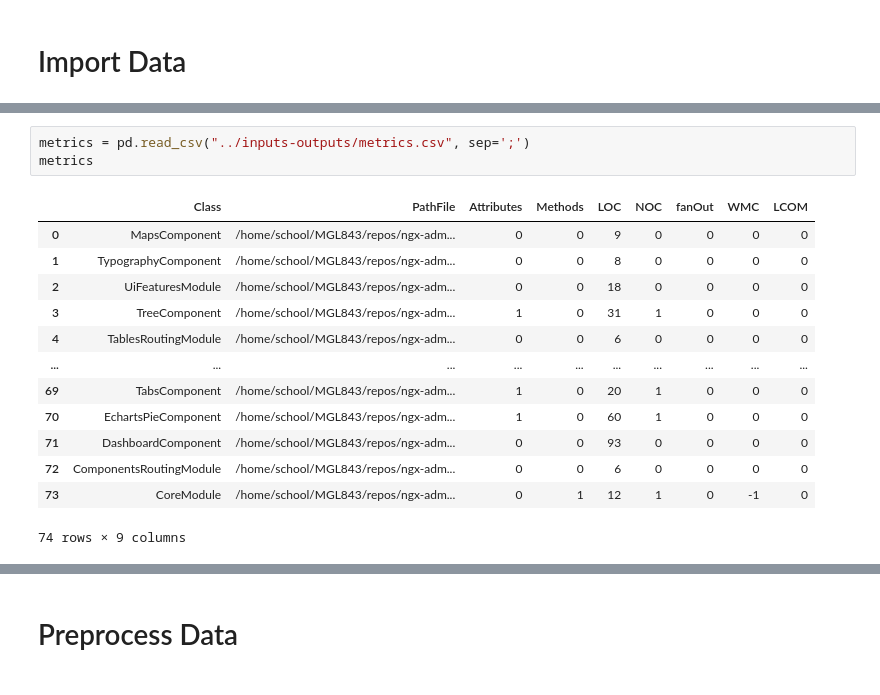
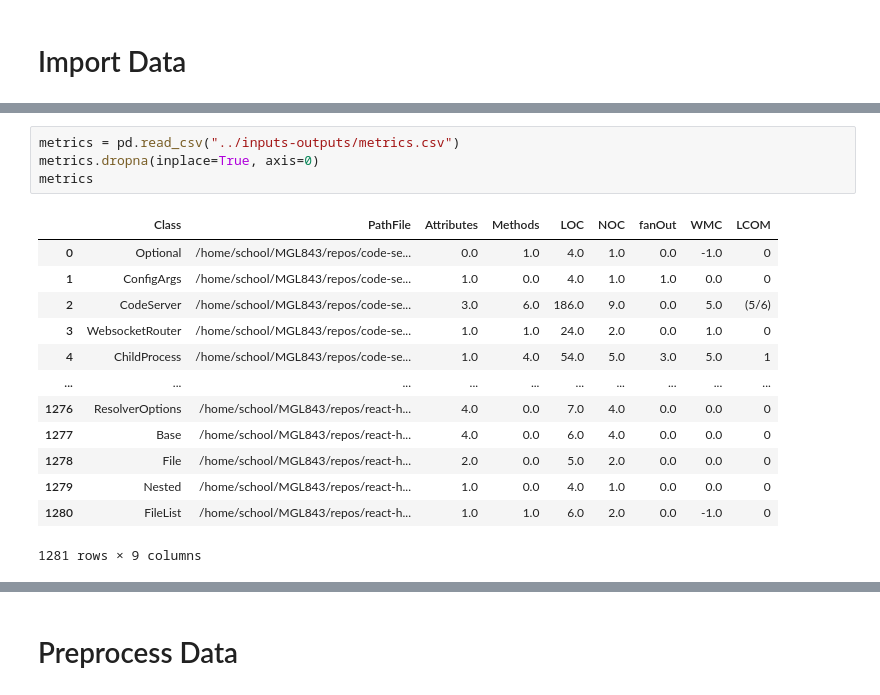
Before and after one commit to hcalex1/MGL843, a Jupyter notebook: notebooks/analysis.ipynb, the cells around one changed output, grey strips where cells are left out. Cells and saved outputs as stored; diff of their text form.

```diff
--- a/notebooks/analysis.ipynb
+++ b/notebooks/analysis.ipynb
@@ -23,18 +28,19 @@ commits
 # %%
-metrics = pd.read_csv("../inputs-outputs/metrics.csv", sep=';')
+metrics = pd.read_csv("../inputs-outputs/metrics.csv")
+metrics.dropna(inplace=True, axis=0)
 metrics
 # %% [output]
 |  | Class | PathFile | Attributes | Methods | LOC | NOC | fanOut | WMC | LCOM |
-| 0 | MapsComponent | /home/school/MGL843/repos/ngx-adm... | 0 | 0 | 9 | 0 | 0 | 0 | 0 |
-| 1 | TypographyComponent | /home/school/MGL843/repos/ngx-adm... | 0 | 0 | 8 | 0 | 0 | 0 | 0 |
-| 2 | UiFeaturesModule | /home/school/MGL843/repos/ngx-adm... | 0 | 0 | 18 | 0 | 0 | 0 | 0 |
-| 3 | TreeComponent | /home/school/MGL843/repos/ngx-adm... | 1 | 0 | 31 | 1 | 0 | 0 | 0 |
-| 4 | TablesRoutingModule | /home/school/MGL843/repos/ngx-adm... | 0 | 0 | 6 | 0 | 0 | 0 | 0 |
+| 0 | Optional | /home/school/MGL843/repos/code-se... | 0.0 | 1.0 | 4.0 | 1.0 | 0.0 | -1.0 | 0 |
+| 1 | ConfigArgs | /home/school/MGL843/repos/code-se... | 1.0 | 0.0 | 4.0 | 1.0 | 1.0 | 0.0 | 0 |
+| 2 | CodeServer | /home/school/MGL843/repos/code-se... | 3.0 | 6.0 | 186.0 | 9.0 | 0.0 | 5.0 | (5/6) |
+| 3 | WebsocketRouter | /home/school/MGL843/repos/code-se... | 1.0 | 1.0 | 24.0 | 2.0 | 0.0 | 1.0 | 0 |
+| 4 | ChildProcess | /home/school/MGL843/repos/code-se... | 1.0 | 4.0 | 54.0 | 5.0 | 3.0 | 5.0 | 1 |
 | ... | ... | ... | ... | ... | ... | ... | ... | ... | ... |
-| 69 | TabsComponent | /home/school/MGL843/repos/ngx-adm... | 1 | 0 | 20 | 1 | 0 | 0 | 0 |
-| 70 | EchartsPieComponent | /home/school/MGL843/repos/ngx-adm... | 1 | 0 | 60 | 1 | 0 | 0 | 0 |
-| 71 | DashboardComponent | /home/school/MGL843/repos/ngx-adm... | 0 | 0 | 93 | 0 | 0 | 0 | 0 |
-| 72 | ComponentsRoutingModule | /home/school/MGL843/repos/ngx-adm... | 0 | 0 | 6 | 0 | 0 | 0 | 0 |
-| 73 | CoreModule | /home/school/MGL843/repos/ngx-adm... | 0 | 1 | 12 | 1 | 0 | -1 | 0 |
+| 1276 | ResolverOptions | /home/school/MGL843/repos/react-h... | 4.0 | 0.0 | 7.0 | 4.0 | 0.0 | 0.0 | 0 |
+| 1277 | Base | /home/school/MGL843/repos/react-h... | 4.0 | 0.0 | 6.0 | 4.0 | 0.0 | 0.0 | 0 |
+| 1278 | File | /home/school/MGL843/repos/react-h... | 2.0 | 0.0 | 5.0 | 2.0 | 0.0 | 0.0 | 0 |
+| 1279 | Nested | /home/school/MGL843/repos/react-h... | 1.0 | 0.0 | 4.0 | 1.0 | 0.0 | 0.0 | 0 |
+| 1280 | FileList | /home/school/MGL843/repos/react-h... | 1.0 | 1.0 | 6.0 | 2.0 | 0.0 | -1.0 | 0 |
-74 rows × 9 columns
+1281 rows × 9 columns
 # %%
```
Also changed, not shown: parts of 19 cells of this notebook, 4 other files.
